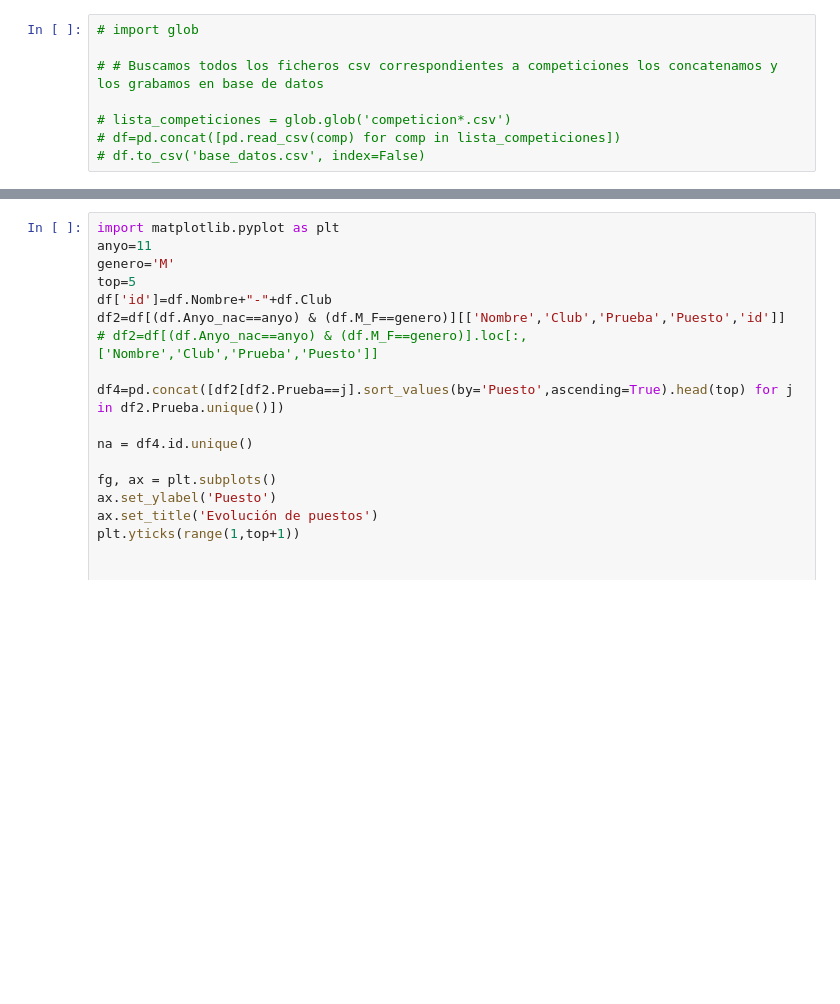
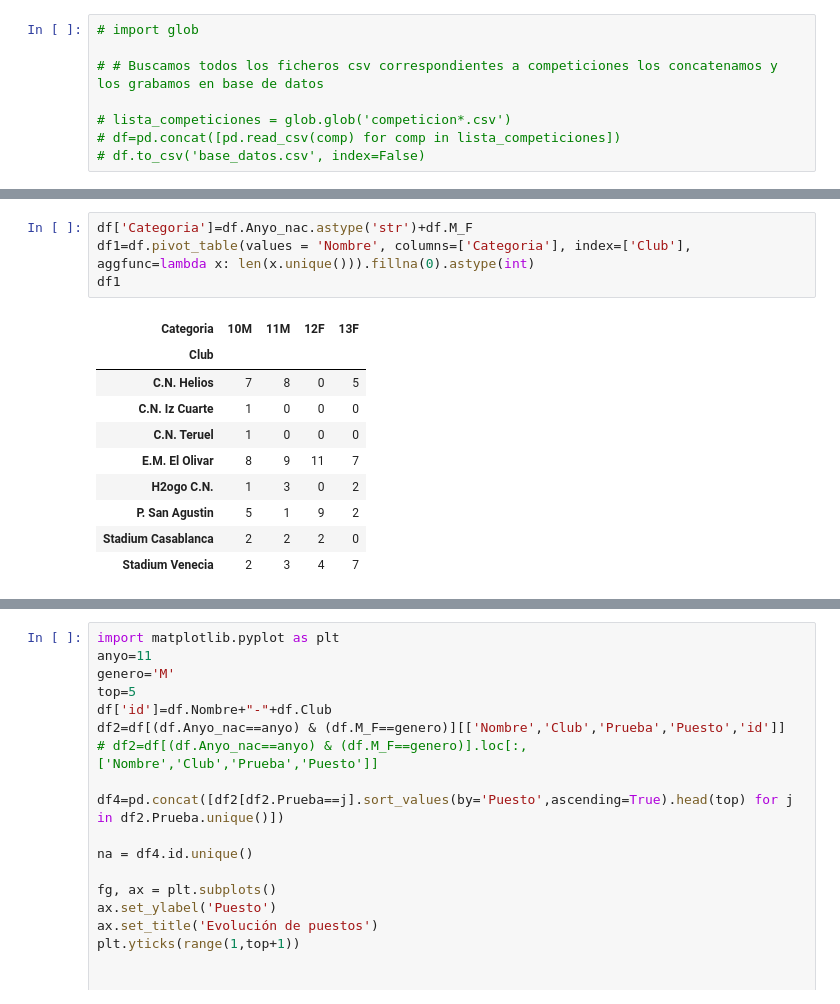
Before and after one commit to crdguez/dashboard_natacion, a Jupyter notebook: importar_datos/Explotar resultados.ipynb, the cells around one changed output, grey strips where cells are left out. Drawn from its saved outputs; the diff is of its cells as text; blank space fills up the shorter version.

```diff
--- a/importar_datos/Explotar resultados.ipynb
+++ b/importar_datos/Explotar resultados.ipynb
@@ -30,3 +31,18 @@ df.pivot_table(values = 'Nombre', columns='M_F', index=['Club','Anyo_nac'], aggf
 | P. San Agustin | 0 | 0 | 9 | 2 | 5 | 1 | 0 | 0 |
 | Stadium Casablanca | 0 | 0 | 2 | 0 | 2 | 2 | 0 | 0 |
 | Stadium Venecia | 0 | 0 | 4 | 7 | 2 | 3 | 0 | 0 |
+# %%
+df['Categoria']=df.Anyo_nac.astype('str')+df.M_F
+df1=df.pivot_table(values = 'Nombre', columns=['Categoria'], index=['Club'], aggfunc=lambda x: len(x.unique())).fillna(0).astype(int)
+df1
+# %% [output]
+| Categoria | 10M | 11M | 12F | 13F |
+| Club |  |  |  |  |
+| C.N. Helios | 7 | 8 | 0 | 5 |
+| C.N. Iz Cuarte | 1 | 0 | 0 | 0 |
+| C.N. Teruel | 1 | 0 | 0 | 0 |
+| E.M. El Olivar | 8 | 9 | 11 | 7 |
+| H2ogo C.N. | 1 | 3 | 0 | 2 |
+| P. San Agustin | 5 | 1 | 9 | 2 |
+| Stadium Casablanca | 2 | 2 | 2 | 0 |
+| Stadium Venecia | 2 | 3 | 4 | 7 |
```
Also changed, not shown: parts of 4 cells of this notebook, 3 other files.
